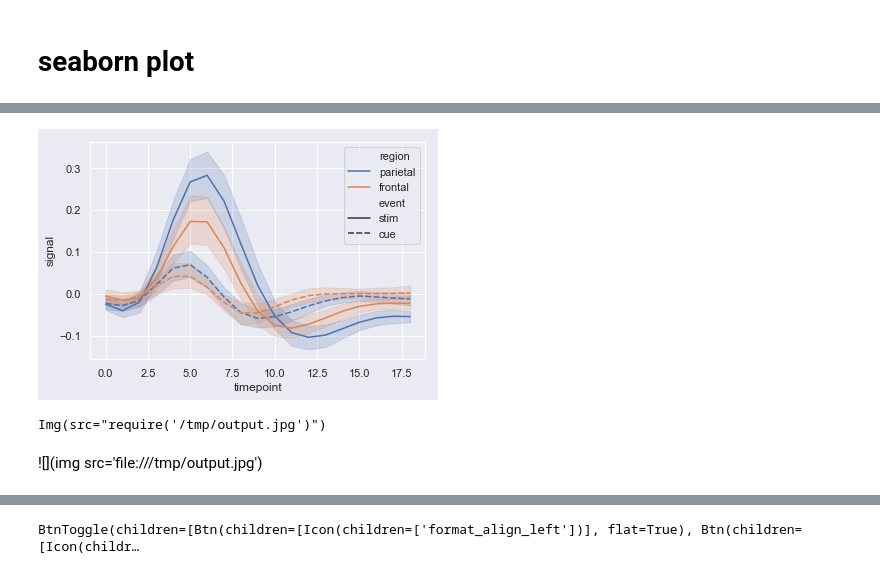
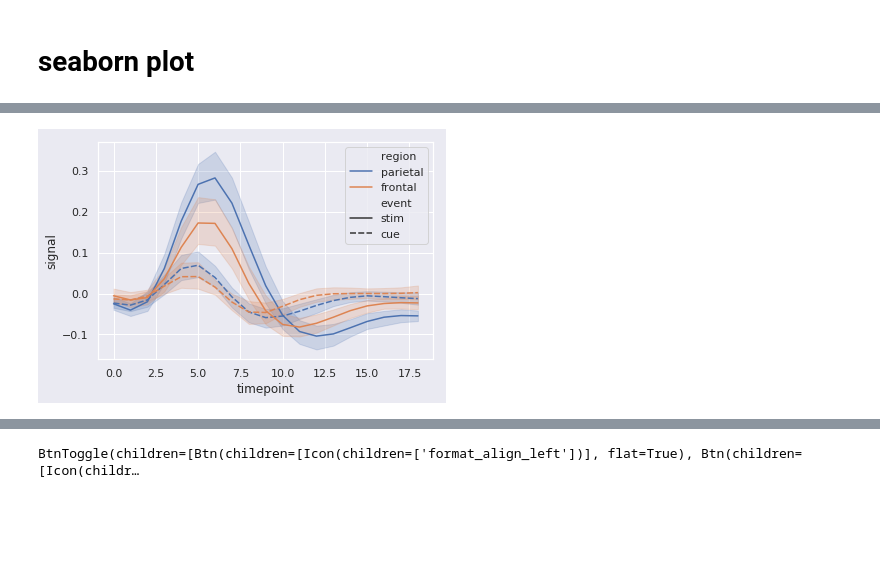
Before and after one commit to marketneutral/misc_research, a Jupyter notebook: voila-vuetify-examples.ipynb, the cells around one changed output, grey strips where cells are left out. Cells and saved outputs as stored; diff of their text form; code cells hidden in the pictures; blank space fills up the shorter version.

Commit message:
Make image display in Vuetify component

```diff
--- a/voila-vuetify-examples.ipynb
+++ b/voila-vuetify-examples.ipynb
@@ -100,16 +86,12 @@ fmri.head()
 # %%
-# Plot the responses for different events and regions
-fig = sns.lineplot(x="timepoint", y="signal",
-             hue="region", style="event",
-             data=fmri)
-plt.savefig('/tmp/output.jpg', format='jpg')
+import ipyvuetify as v
+import ipywidgets as widgets
+import matplotlib.pyplot as plt
+import seaborn as sns
+sns.axes_style("darkgrid")
+sns.set(rc={'figure.facecolor':'#EAEAF2'})
+fmri = sns.load_dataset("fmri")
+fig = sns.lineplot(x="timepoint", y="signal", hue="region", style="event", data=fmri)
+plt.savefig('/tmp/output.jpg', format='jpg');
 # %% [output]
-[figure, old version]
+[figure, new version]
-# %%
-#v.Img(src ='https://picsum.photos/id/11/500/300' )
-v.Img(src ="require('/tmp/output.jpg')")
-#v.Img(src = 'https://en.wikipedia.org/wiki/Orange_(fruit)#/media/File:Orange-Whole-&-Split.jpg')
-# %% [output]
-Img(src="require('/tmp/output.jpg')")
-# %% [markdown]
-![](img src='file:///tmp/output.jpg')
```
Also changed, not shown: parts of 14 cells of this notebook, 1 other file.
